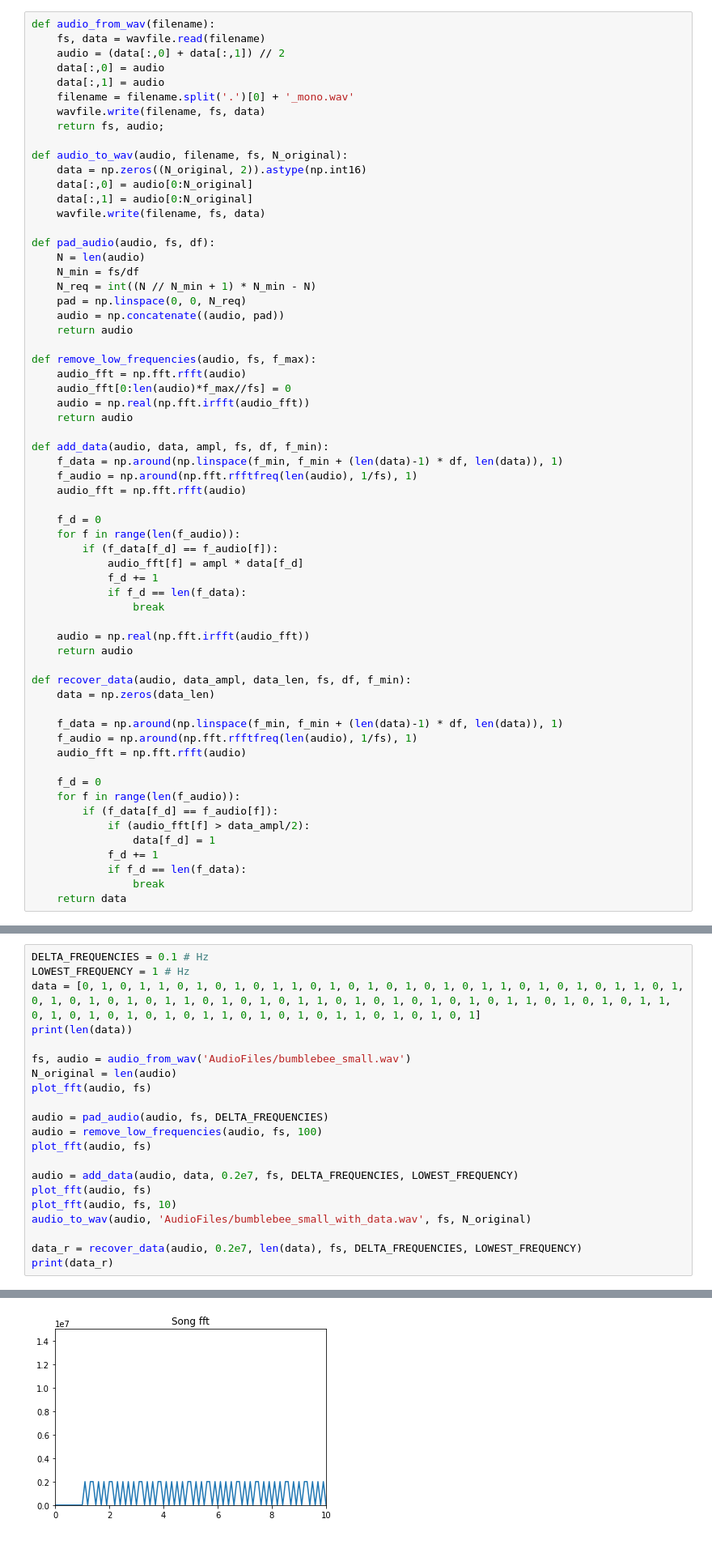
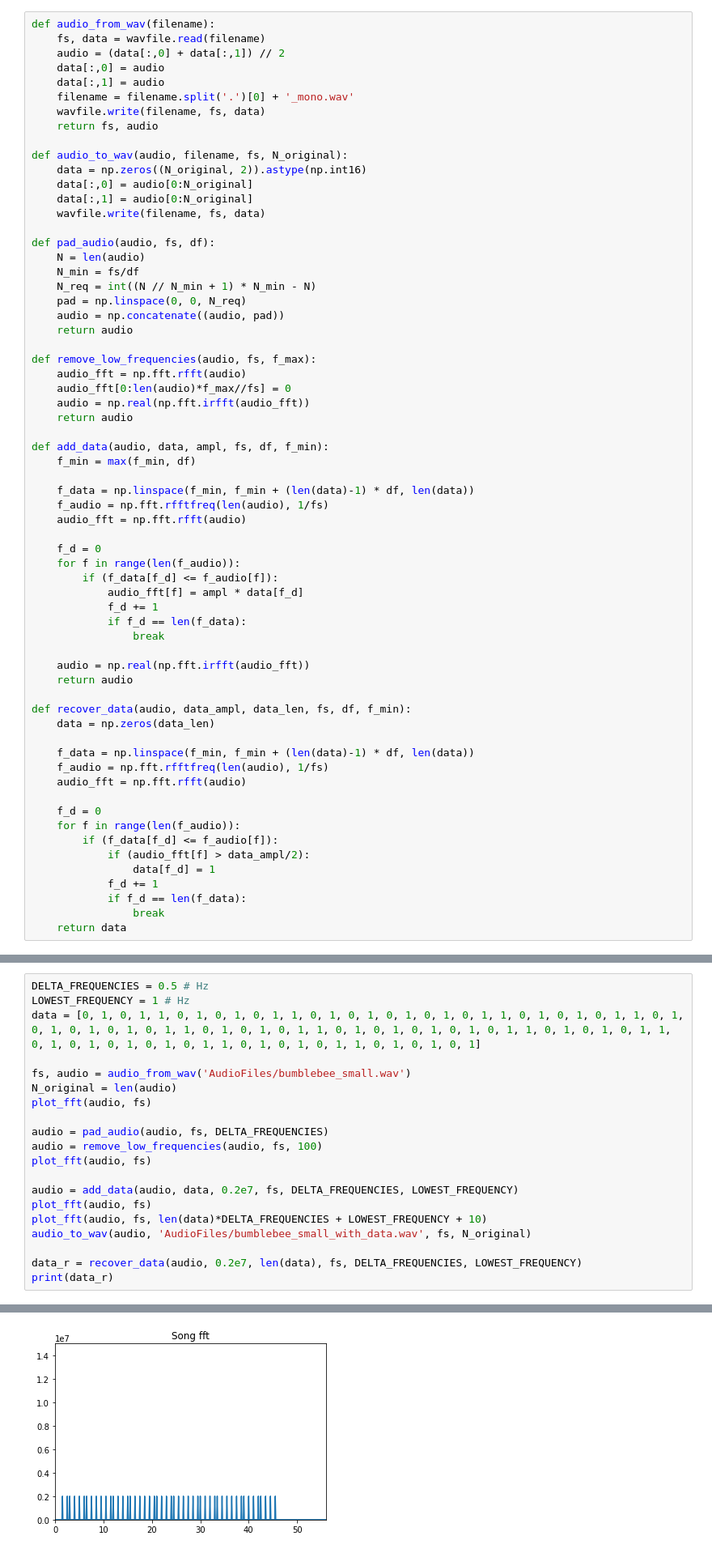
Before and after one commit to Carciax/EEE4114F-PRJ, a Jupyter notebook: Low Frequency Hiding.ipynb, the cells around one changed output, grey strips where cells are left out. Shown: that part at 81% size. Drawn from its saved outputs; the diff is of its cells as text.

```diff
--- a/Low Frequency Hiding.ipynb
+++ b/Low Frequency Hiding.ipynb
@@ -12,7 +12,7 @@ def audio_from_wav(filename):
     data[:,1] = audio
     filename = filename.split('.')[0] + '_mono.wav'
     wavfile.write(filename, fs, data)
-    return fs, audio;
+    return fs, audio
 
 def audio_to_wav(audio, filename, fs, N_original):
     data = np.zeros((N_original, 2)).astype(np.int16)
@@ -35,13 +35,15 @@ def remove_low_frequencies(audio, fs, f_max):
     return audio
 
 def add_data(audio, data, ampl, fs, df, f_min):
-    f_data = np.around(np.linspace(f_min, f_min + (len(data)-1) * df, len(data)), 1)
-    f_audio = np.around(np.fft.rfftfreq(len(audio), 1/fs), 1)
+    f_min = max(f_min, df)
+
+    f_data = np.linspace(f_min, f_min + (len(data)-1) * df, len(data))
+    f_audio = np.fft.rfftfreq(len(audio), 1/fs)
     audio_fft = np.fft.rfft(audio)
 
     f_d = 0
     for f in range(len(f_audio)):
-        if (f_data[f_d] == f_audio[f]):
+        if (f_data[f_d] <= f_audio[f]):
             audio_fft[f] = ampl * data[f_d]
             f_d += 1
             if f_d == len(f_data):
@@ -53,13 +55,13 @@ def add_data(audio, data, ampl, fs, df, f_min):
 def recover_data(audio, data_ampl, data_len, fs, df, f_min):
     data = np.zeros(data_len)
 
-    f_data = np.around(np.linspace(f_min, f_min + (len(data)-1) * df, len(data)), 1)
-    f_audio = np.around(np.fft.rfftfreq(len(audio), 1/fs), 1)
+    f_data = np.linspace(f_min, f_min + (len(data)-1) * df, len(data))
+    f_audio = np.fft.rfftfreq(len(audio), 1/fs)
     audio_fft = np.fft.rfft(audio)
 
     f_d = 0
     for f in range(len(f_audio)):
-        if (f_data[f_d] == f_audio[f]):
+        if (f_data[f_d] <= f_audio[f]):
             if (audio_fft[f] > data_ampl/2):
                 data[f_d] = 1
             f_d += 1
@@ -80,10 +82,9 @@ def plot_fft(audio, fs, f_max = 250):
     plt.ylim([0, 1.5e7])
     plt.title('Song fft')
 # %%
-DELTA_FREQUENCIES = 0.1 # Hz
+DELTA_FREQUENCIES = 0.5 # Hz
 LOWEST_FREQUENCY = 1 # Hz
 data = [0, 1, 0, 1, 1, 0, 1, 0, 1, 0, 1, 1, 0, 1, 0, 1, 0, 1, 0, 1, 0, 1, 1, 0, 1, 0, 1, 0, 1, 1, 0, 1, 0, 1, 0, 1, 0, 1, 0, 1, 1, 0, 1, 0, 1, 0, 1, 1, 0, 1, 0, 1, 0, 1, 0, 1, 0, 1, 1, 0, 1, 0, 1, 0, 1, 1, 0, 1, 0, 1, 0, 1, 0, 1, 0, 1, 1, 0, 1, 0, 1, 0, 1, 1, 0, 1, 0, 1, 0, 1]
-print(len(data))
 
 fs, audio = audio_from_wav('AudioFiles/bumblebee_small.wav')
 N_original = len(audio)
@@ -95,7 +96,7 @@ plot_fft(audio, fs)
 
 audio = add_data(audio, data, 0.2e7, fs, DELTA_FREQUENCIES, LOWEST_FREQUENCY)
 plot_fft(audio, fs)
-plot_fft(audio, fs, 10)
+plot_fft(audio, fs, len(data)*DELTA_FREQUENCIES + LOWEST_FREQUENCY + 10)
 audio_to_wav(audio, 'AudioFiles/bumblebee_small_with_data.wav', fs, N_original)
 
 data_r = recover_data(audio, 0.2e7, len(data), fs, DELTA_FREQUENCIES, LOWEST_FREQUENCY)
@@ -112 +112 @@ print(data_r)
-[figure, old version]
+[figure, new version]
```
Also changed, not shown: parts of 1 cell of this notebook, 1 other file.
